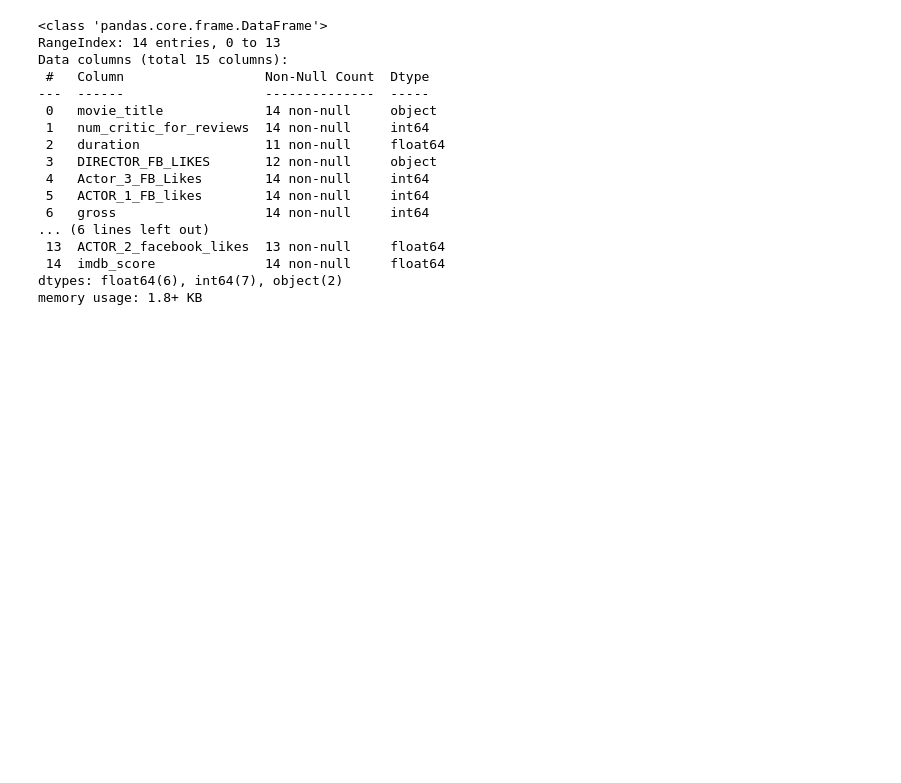
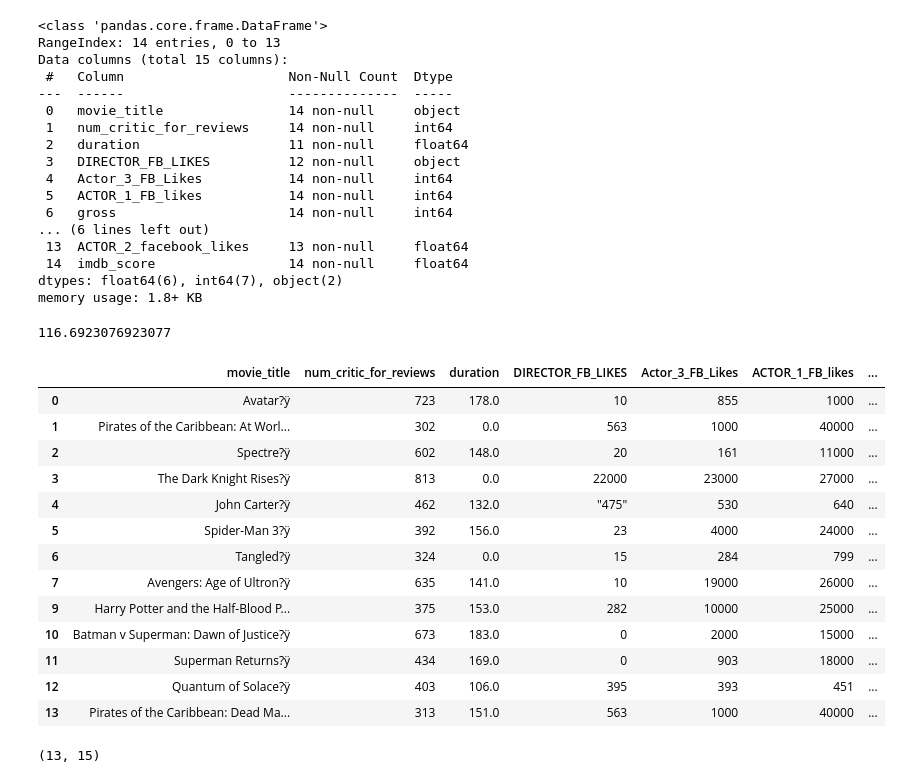
Before and after one commit to singammanasvi9440/Data_Analysis, a Jupyter notebook: Data_cleaning_2.ipynb, the cells around one changed output. Drawn from its saved outputs; the diff is of its cells as text; code cells hidden in the pictures; blank space fills up the shorter version.

```diff
--- a/Data_cleaning_2.ipynb
+++ b/Data_cleaning_2.ipynb
@@ -35,7 +35,7 @@ Index(['movie_title', 'num_critic_for_reviews', 'duration',
        'ACTOR_2_facebook_likes', 'imdb_score', 'title_year.1'],
       dtype='object')
 # %%
-df.rename(columns={'DIRECTOR_facebook_likes':'DIRECTOR_FB_LIKES'},inplace=True)
+df.rename(columns={'DIRECTOR_facebook_likes':'DIRECTOR_FB_LIKES','no.of.voted_users':'no_of_voted_users'},inplace=True)
 df.rename(columns={'actor_3_facebook_likes':'Actor_3_FB_Likes','ACTOR_1_facebook_likes':'ACTOR_1_FB_likes'},inplace=True)
 
 df.columns
@@ -106,0 +109,21 @@ memory usage: 1.8+ KB
+# %%
+df['duration'].mean()
+# %% [output]
+116.6923076923077
+# %%
+df.fillna(df['duration'].mean())
+# %% [output]
+|  | movie_title | num_critic_for_reviews | duration | DIRECTOR_FB_LIKES | Actor_3_FB_Likes | ACTOR_1_FB_likes | ... |
+| 0 | Avatar?ÿ | 723 | 178.0 | 10 | 855 | 1000 | ... |
+| 1 | Pirates of the Caribbean: At Worl... | 302 | 0.0 | 563 | 1000 | 40000 | ... |
+| 2 | Spectre?ÿ | 602 | 148.0 | 20 | 161 | 11000 | ... |
+| 3 | The Dark Knight Rises?ÿ | 813 | 0.0 | 22000 | 23000 | 27000 | ... |
+| 4 | John Carter?ÿ | 462 | 132.0 | "475" | 530 | 640 | ... |
+| 5 | Spider-Man 3?ÿ | 392 | 156.0 | 23 | 4000 | 24000 | ... |
+| 6 | Tangled?ÿ | 324 | 0.0 | 15 | 284 | 799 | ... |
+| 7 | Avengers: Age of Ultron?ÿ | 635 | 141.0 | 10 | 19000 | 26000 | ... |
+| 9 | Harry Potter and the Half-Blood P... | 375 | 153.0 | 282 | 10000 | 25000 | ... |
+| 10 | Batman v Superman: Dawn of Justice?ÿ | 673 | 183.0 | 0 | 2000 | 15000 | ... |
+| 11 | Superman Returns?ÿ | 434 | 169.0 | 0 | 903 | 18000 | ... |
+| 12 | Quantum of Solace?ÿ | 403 | 106.0 | 395 | 393 | 451 | ... |
+| 13 | Pirates of the Caribbean: Dead Ma... | 313 | 151.0 | 563 | 1000 | 40000 | ... |
@@ -106,0 +132,4 @@ memory usage: 1.8+ KB
+# %%
+df.shape
+# %% [output]
+(13, 15)
```
Also changed, not shown: parts of 11 cells of this notebook.
